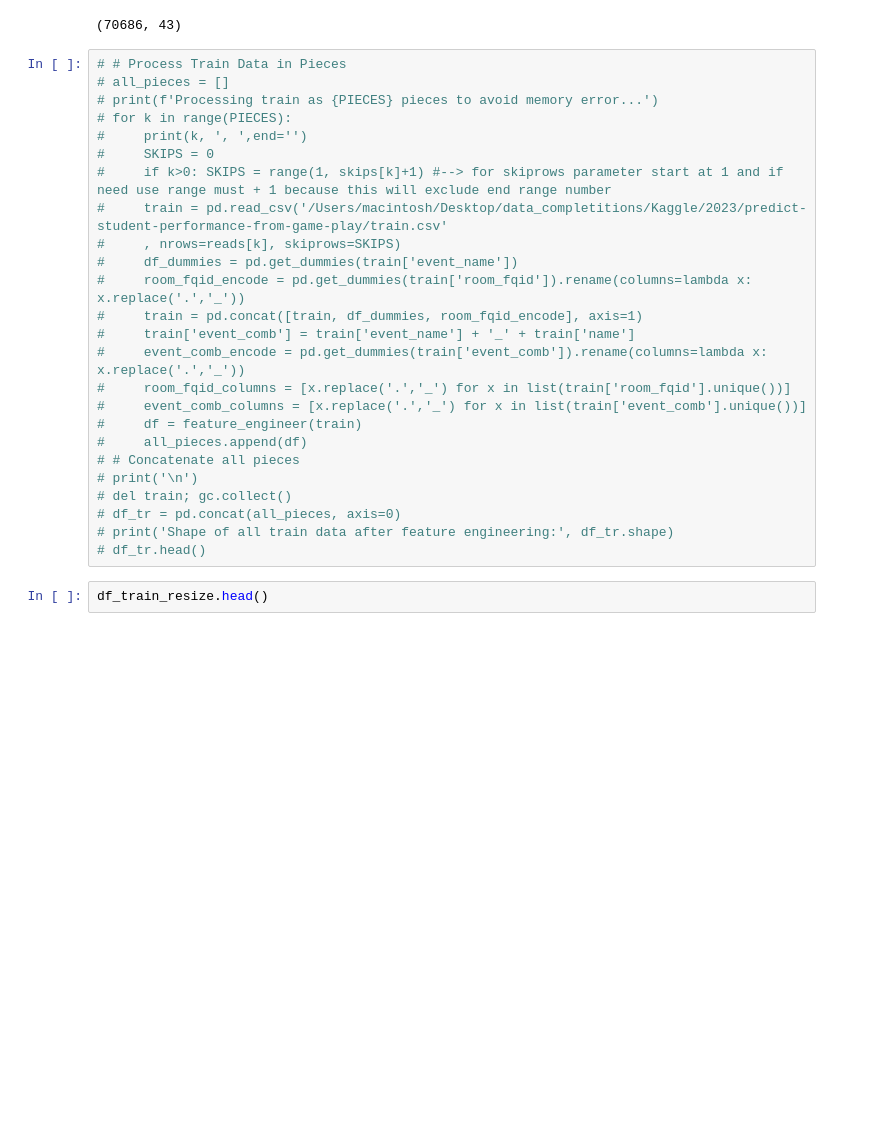
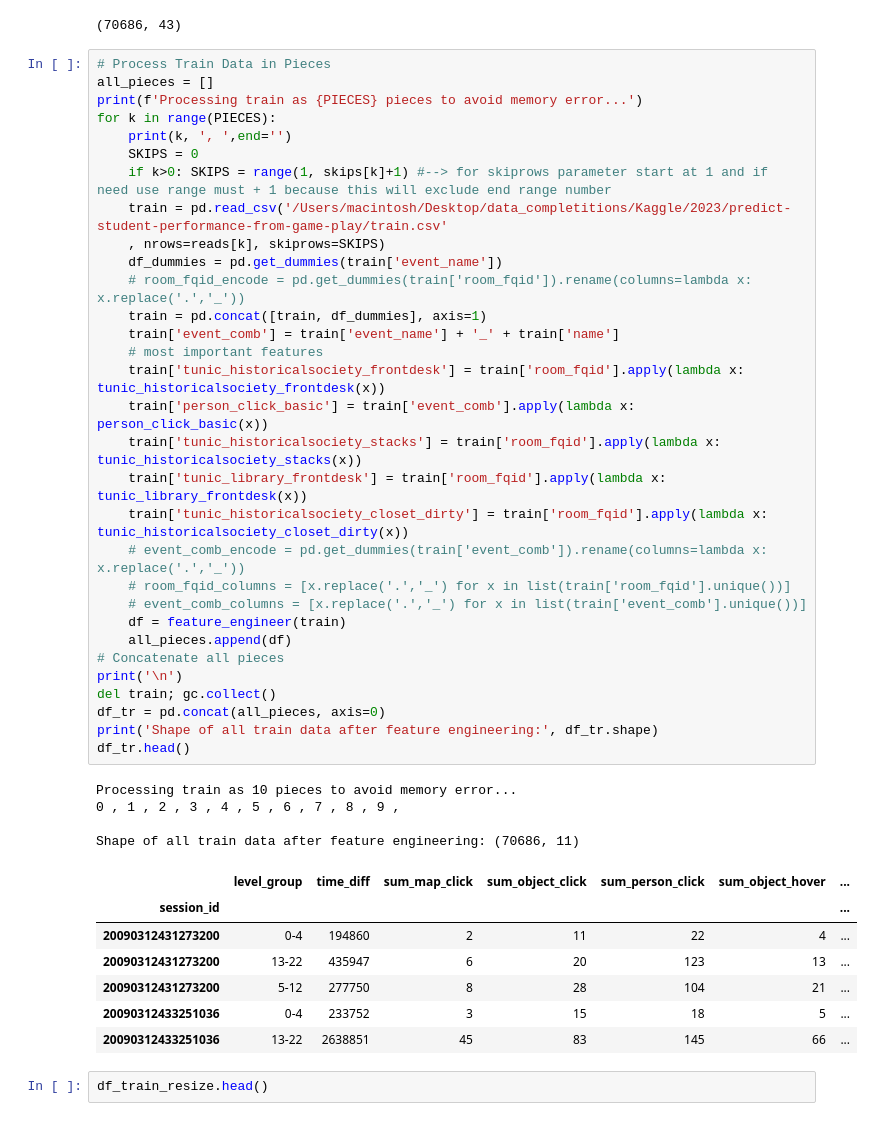
Before and after one commit to sitsawek/predict_student_performance_from_game_play, a Jupyter notebook: predict-student-performance-from-game-play.ipynb, the cells around one changed output. Drawn from its saved outputs; the diff is of its cells as text; blank space fills up the shorter version.

Commit message:
train new model with new features

```diff
--- a/predict-student-performance-from-game-play.ipynb
+++ b/predict-student-performance-from-game-play.ipynb
@@ -357,30 +326,48 @@ df_tr.shape
 # %% [output]
 (70686, 43)
 # %%
-# # Process Train Data in Pieces
-# all_pieces = []
-# print(f'Processing train as {PIECES} pieces to avoid memory error...')
-# for k in range(PIECES):
-#     print(k, ', ',end='')
-#     SKIPS = 0
-#     if k>0: SKIPS = range(1, skips[k]+1) #--> for skiprows parameter start at 1 and if need use range must + 1 because this will exclude end range number
-#     train = pd.read_csv('/Users/macintosh/Desktop/data_completitions/Kaggle/2023/predict-student-performance-from-game-play/train.csv'
-#     , nrows=reads[k], skiprows=SKIPS)
-#     df_dummies = pd.get_dummies(train['event_name'])
-#     room_fqid_encode = pd.get_dummies(train['room_fqid']).rename(columns=lambda x: x.replace('.','_'))
-#     train = pd.concat([train, df_dummies, room_fqid_encode], axis=1)
-#     train['event_comb'] = train['event_name'] + '_' + train['name']
-#     event_comb_encode = pd.get_dummies(train['event_comb']).rename(columns=lambda x: x.replace('.','_'))
-#     room_fqid_columns = [x.replace('.','_') for x in list(train['room_fqid'].unique())]
-#     event_comb_columns = [x.replace('.','_') for x in list(train['event_comb'].unique())]
-#     df = feature_engineer(train)
-#     all_pieces.append(df)
-# # Concatenate all pieces
-# print('\n')
-# del train; gc.collect()
-# df_tr = pd.concat(all_pieces, axis=0)
-# print('Shape of all train data after feature engineering:', df_tr.shape)
-# df_tr.head()
+# Process Train Data in Pieces
+all_pieces = []
+print(f'Processing train as {PIECES} pieces to avoid memory error...')
+for k in range(PIECES):
+    print(k, ', ',end='')
+    SKIPS = 0
+    if k>0: SKIPS = range(1, skips[k]+1) #--> for skiprows parameter start at 1 and if need use range must + 1 because this will exclude end range number
+    train = pd.read_csv('/Users/macintosh/Desktop/data_completitions/Kaggle/2023/predict-student-performance-from-game-play/train.csv'
+    , nrows=reads[k], skiprows=SKIPS)
+    df_dummies = pd.get_dummies(train['event_name'])
+    # room_fqid_encode = pd.get_dummies(train['room_fqid']).rename(columns=lambda x: x.replace('.','_'))
+    train = pd.concat([train, df_dummies], axis=1)
+    train['event_comb'] = train['event_name'] + '_' + train['name']
+    # most important features
+    train['tunic_historicalsociety_frontdesk'] = train['room_fqid'].apply(lambda x: tunic_historicalsociety_frontdesk(x))
+    train['person_click_basic'] = train['event_comb'].apply(lambda x: person_click_basic(x))
+    train['tunic_historicalsociety_stacks'] = train['room_fqid'].apply(lambda x: tunic_historicalsociety_stacks(x))
+    train['tunic_library_frontdesk'] = train['room_fqid'].apply(lambda x: tunic_library_frontdesk(x))
+    train['tunic_historicalsociety_closet_dirty'] = train['room_fqid'].apply(lambda x: tunic_historicalsociety_closet_dirty(x))
+    # event_comb_encode = pd.get_dummies(train['event_comb']).rename(columns=lambda x: x.replace('.','_'))
+    # room_fqid_columns = [x.replace('.','_') for x in list(train['room_fqid'].unique())]
+    # event_comb_columns = [x.replace('.','_') for x in list(train['event_comb'].unique())]
+    df = feature_engineer(train)
+    all_pieces.append(df)
+# Concatenate all pieces
+print('\n')
+del train; gc.collect()
+df_tr = pd.concat(all_pieces, axis=0)
+print('Shape of all train data after feature engineering:', df_tr.shape)
+df_tr.head()
+# %% [output]
+Processing train as 10 pieces to avoid memory error...
+0 , 1 , 2 , 3 , 4 , 5 , 6 , 7 , 8 , 9 ,
+
+Shape of all train data after feature engineering: (70686, 11)
+|  | level_group | time_diff | sum_map_click | sum_object_click | sum_person_click | sum_object_hover | ... |
+| session_id |  |  |  |  |  |  | ... |
+| 20090312431273200 | 0-4 | 194860 | 2 | 11 | 22 | 4 | ... |
+| 20090312431273200 | 13-22 | 435947 | 6 | 20 | 123 | 13 | ... |
+| 20090312431273200 | 5-12 | 277750 | 8 | 28 | 104 | 21 | ... |
+| 20090312433251036 | 0-4 | 233752 | 3 | 15 | 18 | 5 | ... |
+| 20090312433251036 | 13-22 | 2638851 | 45 | 83 | 145 | 66 | ... |
 # %%
 df_train_resize.head()
 # %% [output]
```
Also changed, not shown: parts of 10 cells of this notebook.
